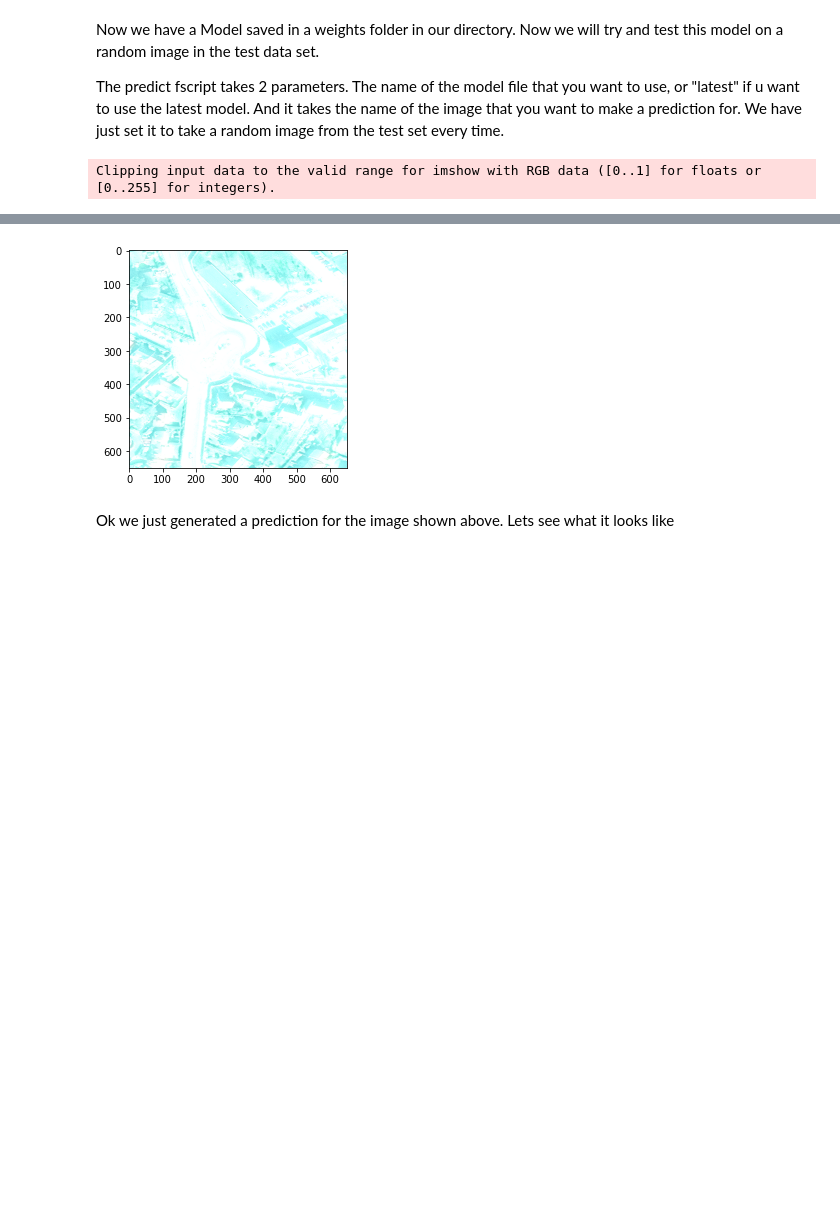
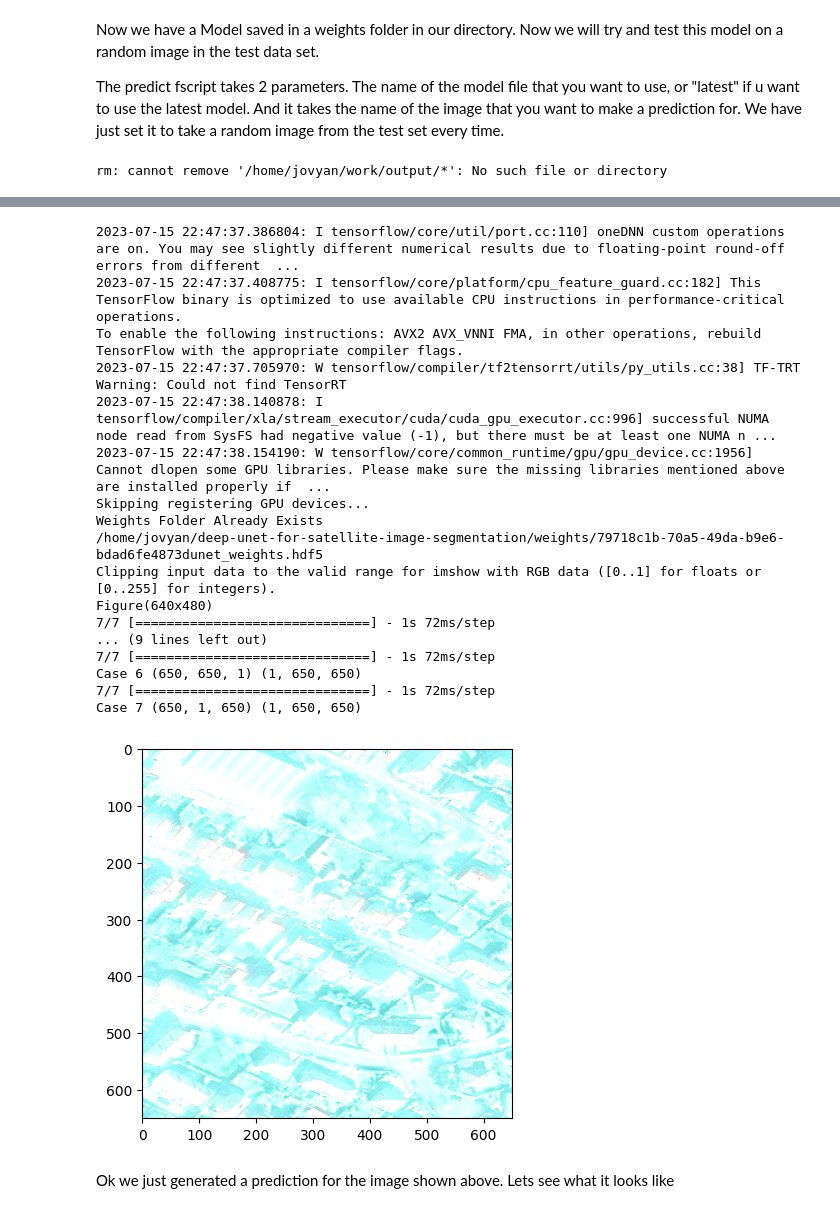
Before and after one commit to lucasantarella/cs482-buildings-project, a Jupyter notebook: notebooks/Building_Prediction_Model_Pipeline.ipynb, the cells around one changed output, grey strips where cells are left out. Saved outputs shown, nothing was run; the diff lists cells and outputs as text; code cells hidden in the pictures; blank space fills up the shorter version.

```diff
--- a/notebooks/Building_Prediction_Model_Pipeline.ipynb
+++ b/notebooks/Building_Prediction_Model_Pipeline.ipynb
@@ -205,12 +192,12 @@ The predict fscript takes 2 parameters. The name of the model file that you want
 # %%
 !rm /home/jovyan/work/output/*
 
-os.chdir("/")
-img2show = os.listdir("/home/jovyan/data/test/PS-RGB/")[random.randint(0,len(os.listdir("/data/test/PS-RGB/")))]
-gtif = gdal.Open('/home/jovyan/data/test/PS-RGB/' + img2show)
+randimgnum = random.randint(0,len(os.listdir("/home/jovyan/data/test/PS-RGB/")))
+img2show = os.listdir("/home/jovyan/data/test/PS-RGB/")[randimgnum]
+gtif = gdal.Open("/home/jovyan/data/test/PS-RGB/" + img2show)
 image = gtif.ReadAsArray()
 plt.imshow(reshape_as_image(image))
 
-!python ~/work/unet/predict.py latest {os.listdir("data/test/PS-RGB/")[random.randint(0,len(os.listdir("/data/test/PS-RGB/")))]}
+!python3 ~/deep-unet-for-satellite-image-segmentation/predict.py latest {img2show}
 # %% [output]
-Clipping input data to the valid range for imshow with RGB data ([0..1] for floats or [0..255] for integers).
+rm: cannot remove '/home/jovyan/work/output/*': No such file or directory
@@ -234,4 +205,21 @@ TiffWriter: data are stored as RGB with separate component planes. Specify the '
+2023-07-15 22:47:37.386804: I tensorflow/core/util/port.cc:110] oneDNN custom operations are on. You may see slightly different numerical results due to floating-point round-off errors from different  ...
+2023-07-15 22:47:37.408775: I tensorflow/core/platform/cpu_feature_guard.cc:182] This TensorFlow binary is optimized to use available CPU instructions in performance-critical operations.
+To enable the following instructions: AVX2 AVX_VNNI FMA, in other operations, rebuild TensorFlow with the appropriate compiler flags.
+2023-07-15 22:47:37.705970: W tensorflow/compiler/tf2tensorrt/utils/py_utils.cc:38] TF-TRT Warning: Could not find TensorRT
+2023-07-15 22:47:38.140878: I tensorflow/compiler/xla/stream_executor/cuda/cuda_gpu_executor.cc:996] successful NUMA node read from SysFS had negative value (-1), but there must be at least one NUMA n ...
+2023-07-15 22:47:38.154190: W tensorflow/core/common_runtime/gpu/gpu_device.cc:1956] Cannot dlopen some GPU libraries. Please make sure the missing libraries mentioned above are installed properly if  ...
+Skipping registering GPU devices...
+Weights Folder Already Exists
+/home/jovyan/deep-unet-for-satellite-image-segmentation/weights/79718c1b-70a5-49da-b9e6-bdad6fe4873dunet_weights.hdf5
+Clipping input data to the valid range for imshow with RGB data ([0..1] for floats or [0..255] for integers).
+Figure(640x480)
+7/7 [==============================] - 1s 72ms/step
+... (9 lines left out)
+7/7 [==============================] - 1s 72ms/step
+Case 6 (650, 650, 1) (1, 650, 650)
+7/7 [==============================] - 1s 72ms/step
+Case 7 (650, 1, 650) (1, 650, 650)
-[figure, old version]
+[figure, new version]
 # %% [markdown]
 Ok we just generated a prediction for the image shown above. Lets see what it looks like
 # %%
```
Also changed, not shown: parts of 16 cells of this notebook, 8 other files.
